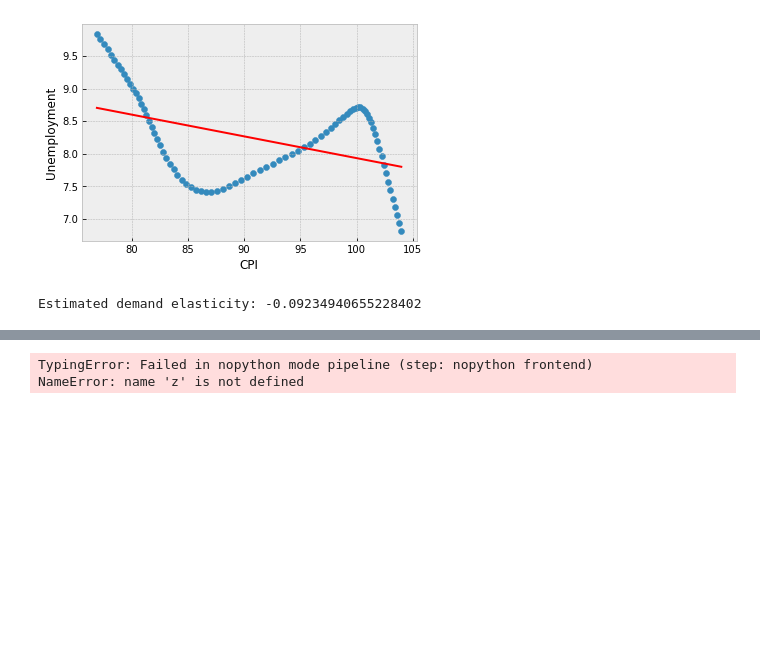
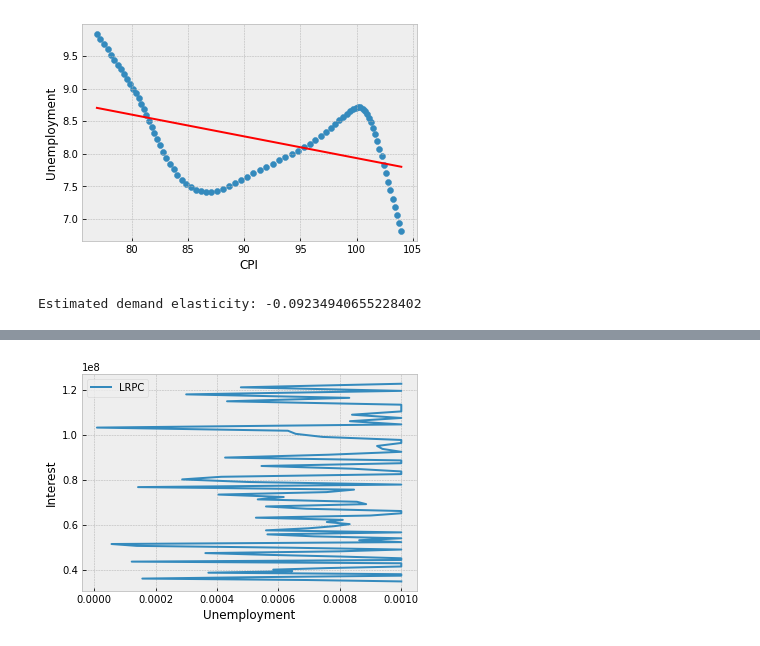
Before and after one commit to SanteriVtj/inflation-and-unemployment-lr, a Jupyter notebook: nb.ipynb, the cells around one changed output, grey strips where cells are left out. Saved outputs shown, nothing was run; the diff lists cells and outputs as text; code cells hidden in the pictures; blank space fills up the shorter version.

Commit message:
cursed phillips curve plot which should not be like that

```diff
--- a/nb.ipynb
+++ b/nb.ipynb
@@ -251,9 +179,3 @@ def u_ss(i):
-# %%
-x0 = [u_ss(cpi.iloc[0]) for i in range(len(cpi.iloc[0]))]
-x1 = [(i + 1) ** 4 - 1 for i in cpi_grid]
-# %% [output]
-TypingError: Failed in nopython mode pipeline (step: nopython frontend)
-NameError: name 'z' is not defined
 # %%
 @njit
 def util(q):
@@ -409,3 +331,12 @@ LTPC = {
 
 with open('LTPC.json', 'w', encoding='utf-8') as f:
     json.dump(LTPC, f, indent=4)
+# %%
+plt.plot(x0, x1, label='LRPC')
+plt.xlabel('Unemployment')
+plt.ylabel('Interest')
+plt.legend(loc='best')
+plt.show()
+# Should definitely not look like that
+# %% [output]
+[figure, added]
```
Also changed, not shown: parts of 6 cells of this notebook.
